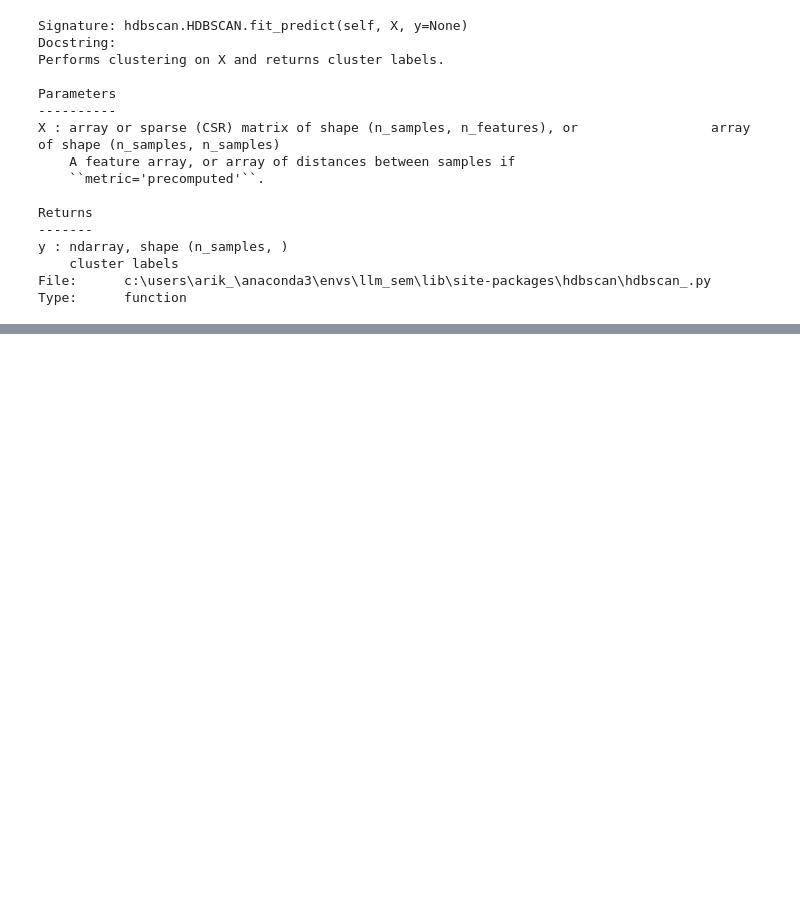
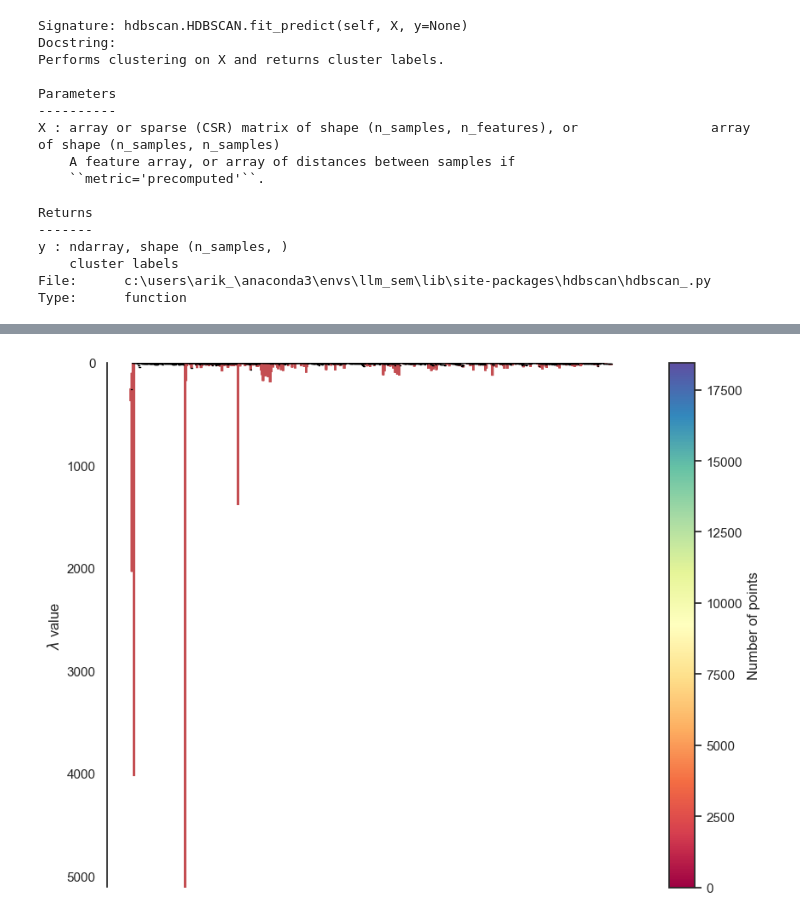
Before and after one commit to ArikReuter/TopicGPT, a Jupyter notebook: src/Clustering/TestClustering.ipynb, the cells around one changed output, grey strips where cells are left out. Drawn from its saved outputs; the diff is of its cells as text; code cells hidden in the pictures; blank space fills up the shorter version.

```diff
--- a/src/Clustering/TestClustering.ipynb
+++ b/src/Clustering/TestClustering.ipynb
@@ -96,0 +97,6 @@ AttributeError: No condensed tree was generated; try running fit first.
+# %%
+# plot data clustered in 2d, not as a dendrogram
+clusterer.condensed_tree_.plot(select_clusters=True, selection_palette=sns.color_palette("deep", 8), cmap="Spectral")
+plt.show()
+# %% [output]
+[figure, added]
```
Also changed, not shown: parts of 5 cells of this notebook, 2 other files.
